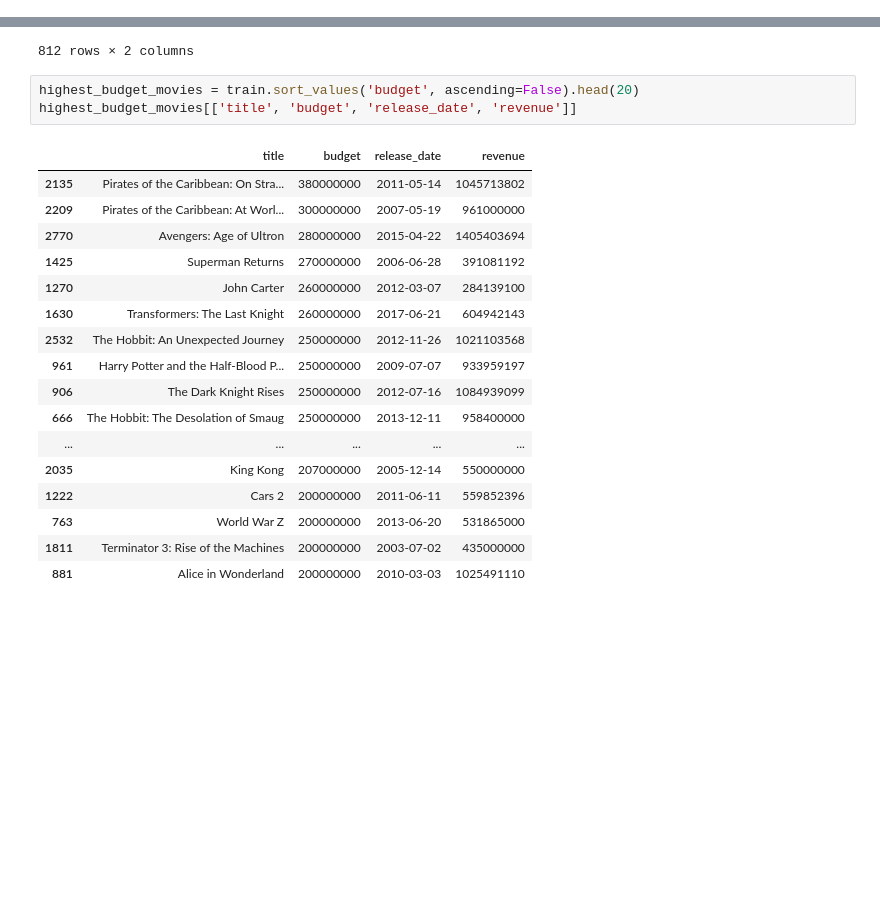
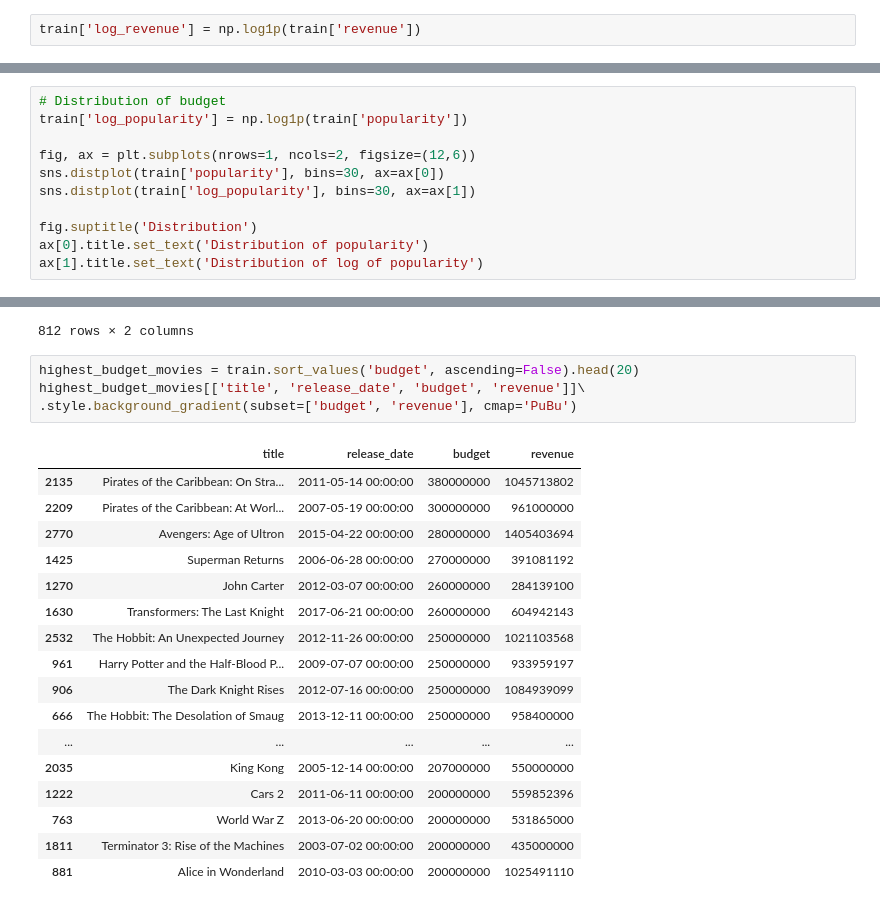
Before and after one commit to eRafaell/kaggle_tmdb_box_office_prediction, a Jupyter notebook: tmdb_box_office_prediction.ipynb, the cells around one changed output, grey strips where cells are left out. Drawn from its saved outputs; the diff is of its cells as text; blank space fills up the shorter version.

Commit message:
adding the last part of EDA

```diff
--- a/tmdb_box_office_prediction.ipynb
+++ b/tmdb_box_office_prediction.ipynb
@@ -244,0 +243,2 @@ test = json_to_dict(test)
+# %%
+train['log_revenue'] = np.log1p(train['revenue'])
@@ -1473,0 +1479,11 @@ plt.show()
+# %%
+# Distribution of budget
+train['log_popularity'] = np.log1p(train['popularity'])
+
+fig, ax = plt.subplots(nrows=1, ncols=2, figsize=(12,6))
+sns.distplot(train['popularity'], bins=30, ax=ax[0])
+sns.distplot(train['log_popularity'], bins=30, ax=ax[1])
+
+fig.suptitle('Distribution')
+ax[0].title.set_text('Distribution of popularity')
+ax[1].title.set_text('Distribution of log of popularity')
@@ -1933,25 +1966,26 @@ train[['title', 'budget']][train['budget'] == 0]
 812 rows × 2 columns
 # %%
 highest_budget_movies = train.sort_values('budget', ascending=False).head(20)
-highest_budget_movies[['title', 'budget', 'release_date', 'revenue']]
+highest_budget_movies[['title', 'release_date', 'budget', 'revenue']]\
+.style.background_gradient(subset=['budget', 'revenue'], cmap='PuBu')
 # %% [output]
-|  | title | budget | release_date | revenue |
-| 2135 | Pirates of the Caribbean: On Stra... | 380000000 | 2011-05-14 | 1045713802 |
-| 2209 | Pirates of the Caribbean: At Worl... | 300000000 | 2007-05-19 | 961000000 |
-| 2770 | Avengers: Age of Ultron | 280000000 | 2015-04-22 | 1405403694 |
-| 1425 | Superman Returns | 270000000 | 2006-06-28 | 391081192 |
-| 1270 | John Carter | 260000000 | 2012-03-07 | 284139100 |
-| 1630 | Transformers: The Last Knight | 260000000 | 2017-06-21 | 604942143 |
-| 2532 | The Hobbit: An Unexpected Journey | 250000000 | 2012-11-26 | 1021103568 |
-| 961 | Harry Potter and the Half-Blood P... | 250000000 | 2009-07-07 | 933959197 |
-| 906 | The Dark Knight Rises | 250000000 | 2012-07-16 | 1084939099 |
-| 666 | The Hobbit: The Desolation of Smaug | 250000000 | 2013-12-11 | 958400000 |
+|  | title | release_date | budget | revenue |
+| 2135 | Pirates of the Caribbean: On Stra... | 2011-05-14 00:00:00 | 380000000 | 1045713802 |
+| 2209 | Pirates of the Caribbean: At Worl... | 2007-05-19 00:00:00 | 300000000 | 961000000 |
+| 2770 | Avengers: Age of Ultron | 2015-04-22 00:00:00 | 280000000 | 1405403694 |
+| 1425 | Superman Returns | 2006-06-28 00:00:00 | 270000000 | 391081192 |
+| 1270 | John Carter | 2012-03-07 00:00:00 | 260000000 | 284139100 |
+| 1630 | Transformers: The Last Knight | 2017-06-21 00:00:00 | 260000000 | 604942143 |
+| 2532 | The Hobbit: An Unexpected Journey | 2012-11-26 00:00:00 | 250000000 | 1021103568 |
+| 961 | Harry Potter and the Half-Blood P... | 2009-07-07 00:00:00 | 250000000 | 933959197 |
+| 906 | The Dark Knight Rises | 2012-07-16 00:00:00 | 250000000 | 1084939099 |
+| 666 | The Hobbit: The Desolation of Smaug | 2013-12-11 00:00:00 | 250000000 | 958400000 |
 | ... | ... | ... | ... | ... |
-| 2035 | King Kong | 207000000 | 2005-12-14 | 550000000 |
-| 1222 | Cars 2 | 200000000 | 2011-06-11 | 559852396 |
-| 763 | World War Z | 200000000 | 2013-06-20 | 531865000 |
-| 1811 | Terminator 3: Rise of the Machines | 200000000 | 2003-07-02 | 435000000 |
-| 881 | Alice in Wonderland | 200000000 | 2010-03-03 | 1025491110 |
+| 2035 | King Kong | 2005-12-14 00:00:00 | 207000000 | 550000000 |
+| 1222 | Cars 2 | 2011-06-11 00:00:00 | 200000000 | 559852396 |
+| 763 | World War Z | 2013-06-20 00:00:00 | 200000000 | 531865000 |
+| 1811 | Terminator 3: Rise of the Machines | 2003-07-02 00:00:00 | 200000000 | 435000000 |
+| 881 | Alice in Wonderland | 2010-03-03 00:00:00 | 200000000 | 1025491110 |
 # %%
 # 20 movies with highest budget - plot
 fig = plt.figure(figsize=(16, 7))
```
Also changed, not shown: parts of 44 cells of this notebook.
